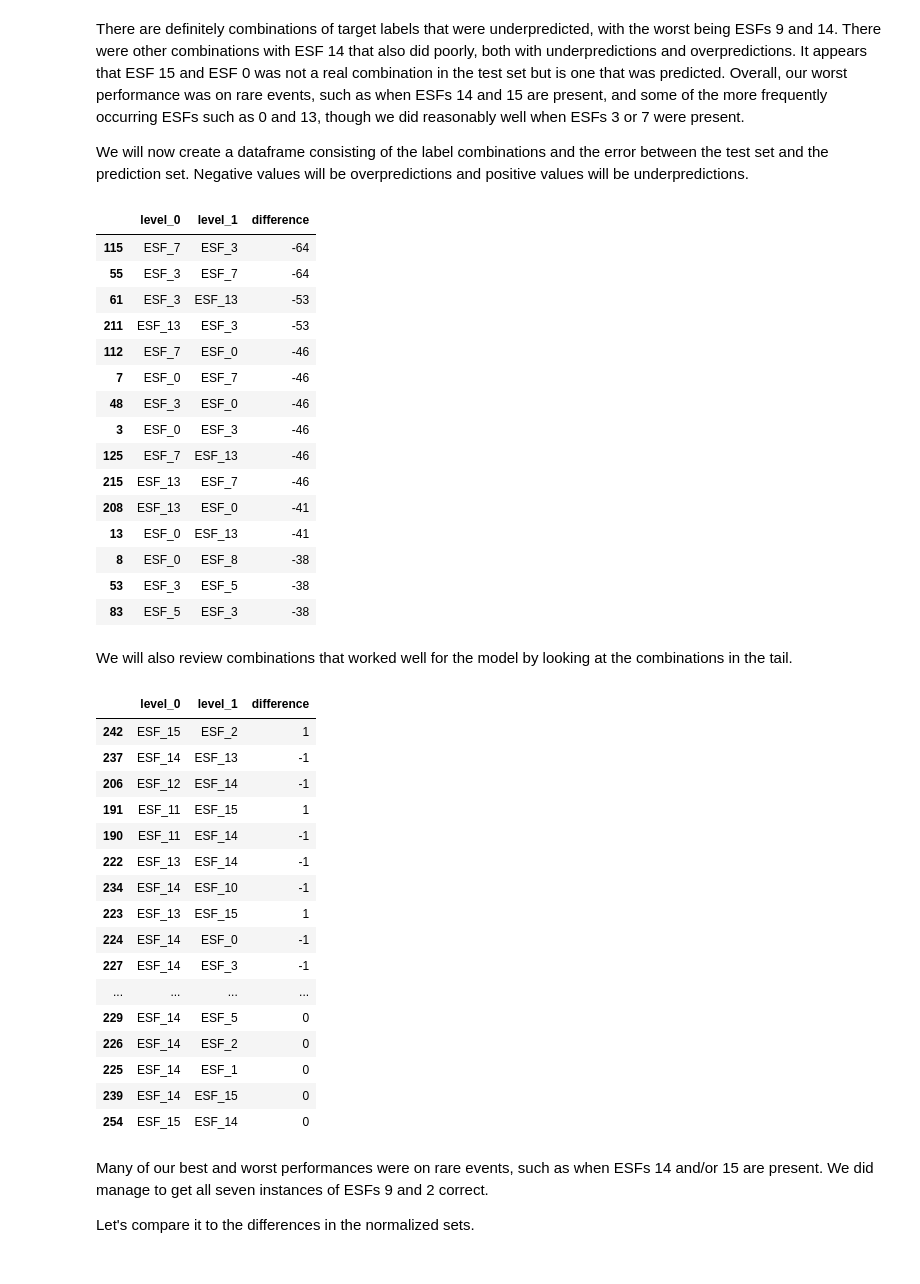
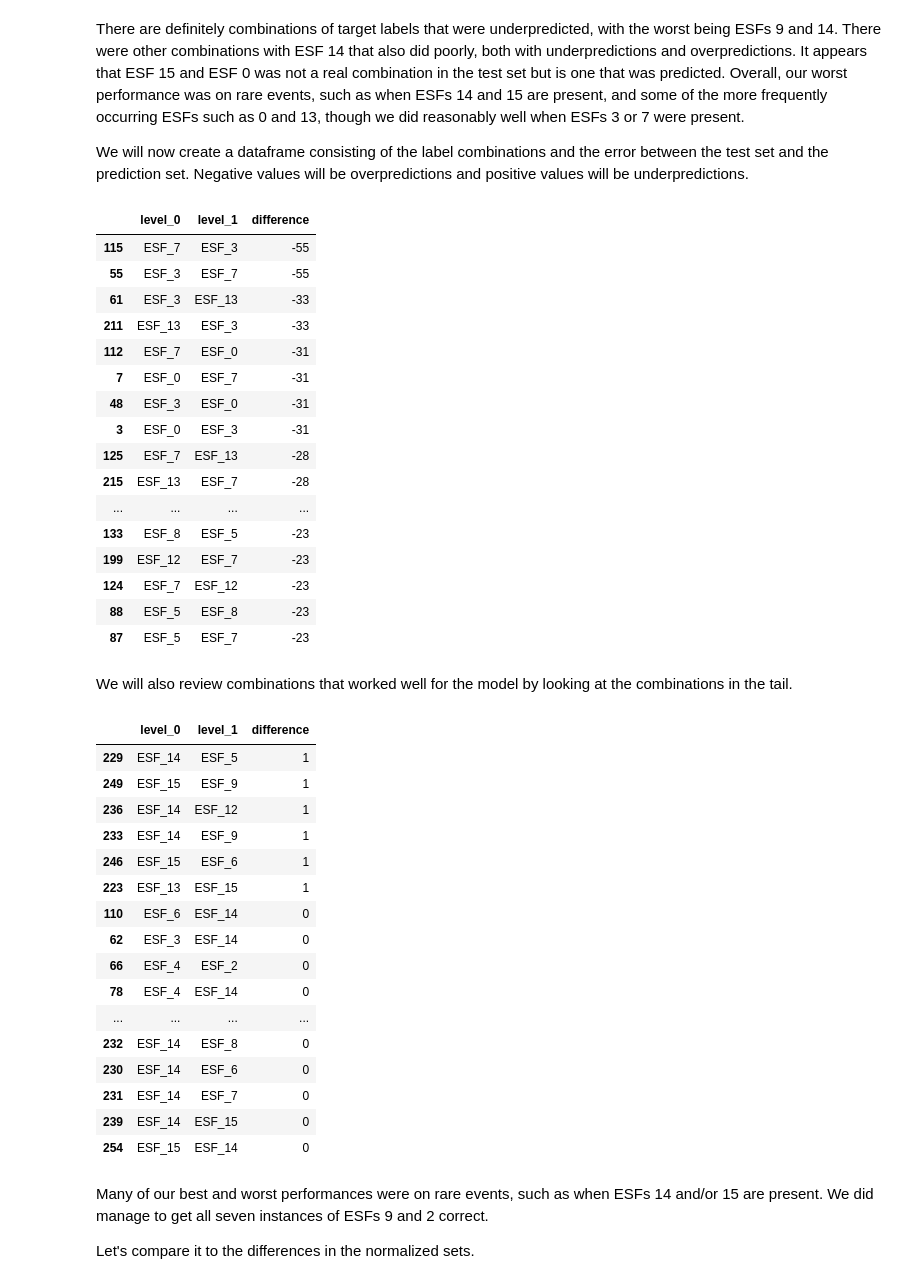
Before and after one commit to capstoneFA2025/FEMA-Recommender, a Jupyter notebook: multilabel_classification_model_selection_ESF.ipynb, the cells around one changed output. Saved outputs shown, nothing was run; the diff lists cells and outputs as text; code cells hidden in the pictures.

```diff
--- a/multilabel_classification_model_selection_ESF.ipynb
+++ b/multilabel_classification_model_selection_ESF.ipynb
@@ -1805,13 +1842,13 @@ y_test_transformed.head()
 # %% [markdown]
 We will see how our model performs on the transformed test set.
 # %%
-y_pred_test_ovr = study_ovrxgb_tuned.predict(X_test_transformed)
+y_pred_test = new_best_ovr.predict(X_test_transformed)
 
-display_results(y_test_transformed, y_pred_test_ovr)
+display_results(y_test_transformed, y_pred_test)
 
-display_error_heatmap(y_test_transformed, y_pred_test_ovr)
+display_error_heatmap(y_test_transformed, y_pred_test)
 
-display_label_cardinality_error(y_test_transformed, y_pred_test_ovr)
+display_label_cardinality_error(y_test_transformed, y_pred_test)
 # %% [output]
 True Multi-Label Targets:
    ESF_0  ESF_1  ESF_2  ESF_3  ESF_4  ESF_5  ESF_6  ESF_7  ESF_8  ESF_9  \
@@ -2042,7 +2110,7 @@ plt.show()
 [figure]
 # %%
 # Generate a matrix of label combination counts for the prediction set
-pred_corr = np.dot(y_pred_test_ovr.T, y_pred_test_ovr)
+pred_corr = np.dot(y_pred_test.T, y_pred_test)
 pred_co_occurrence_df = pd.DataFrame(
     pred_corr,
     index=labels,
@@ -2115,44 +2183,45 @@ We will now create a dataframe consisting of the label combinations and the erro
 # %%
 difference_stack = (difference_df.stack().reset_index(name='difference').query('level_0 != level_1'))
 largest_errors = difference_stack.reindex(difference_stack['difference'].abs().sort_values(ascending=False).index)
-largest_errors.head(15)
+largest_errors.head(25)
 # %% [output]
 |  | level_0 | level_1 | difference |
-| 115 | ESF_7 | ESF_3 | -64 |
-| 55 | ESF_3 | ESF_7 | -64 |
-| 61 | ESF_3 | ESF_13 | -53 |
-| 211 | ESF_13 | ESF_3 | -53 |
-| 112 | ESF_7 | ESF_0 | -46 |
-| 7 | ESF_0 | ESF_7 | -46 |
-| 48 | ESF_3 | ESF_0 | -46 |
-| 3 | ESF_0 | ESF_3 | -46 |
-| 125 | ESF_7 | ESF_13 | -46 |
-| 215 | ESF_13 | ESF_7 | -46 |
-| 208 | ESF_13 | ESF_0 | -41 |
-| 13 | ESF_0 | ESF_13 | -41 |
-| 8 | ESF_0 | ESF_8 | -38 |
-| 53 | ESF_3 | ESF_5 | -38 |
-| 83 | ESF_5 | ESF_3 | -38 |
+| 115 | ESF_7 | ESF_3 | -55 |
+| 55 | ESF_3 | ESF_7 | -55 |
+| 61 | ESF_3 | ESF_13 | -33 |
+| 211 | ESF_13 | ESF_3 | -33 |
+| 112 | ESF_7 | ESF_0 | -31 |
+| 7 | ESF_0 | ESF_7 | -31 |
+| 48 | ESF_3 | ESF_0 | -31 |
+| 3 | ESF_0 | ESF_3 | -31 |
+| 125 | ESF_7 | ESF_13 | -28 |
+| 215 | ESF_13 | ESF_7 | -28 |
+| ... | ... | ... | ... |
+| 133 | ESF_8 | ESF_5 | -23 |
+| 199 | ESF_12 | ESF_7 | -23 |
+| 124 | ESF_7 | ESF_12 | -23 |
+| 88 | ESF_5 | ESF_8 | -23 |
+| 87 | ESF_5 | ESF_7 | -23 |
 # %% [markdown]
 We will also review combinations that worked well for the model by looking at the combinations in the tail.
 # %%
 largest_errors.tail(30)
 # %% [output]
 |  | level_0 | level_1 | difference |
-| 242 | ESF_15 | ESF_2 | 1 |
-| 237 | ESF_14 | ESF_13 | -1 |
-| 206 | ESF_12 | ESF_14 | -1 |
-| 191 | ESF_11 | ESF_15 | 1 |
-| 190 | ESF_11 | ESF_14 | -1 |
-| 222 | ESF_13 | ESF_14 | -1 |
-| 234 | ESF_14 | ESF_10 | -1 |
+| 229 | ESF_14 | ESF_5 | 1 |
+| 249 | ESF_15 | ESF_9 | 1 |
+| 236 | ESF_14 | ESF_12 | 1 |
+| 233 | ESF_14 | ESF_9 | 1 |
+| 246 | ESF_15 | ESF_6 | 1 |
 | 223 | ESF_13 | ESF_15 | 1 |
-| 224 | ESF_14 | ESF_0 | -1 |
-| 227 | ESF_14 | ESF_3 | -1 |
+| 110 | ESF_6 | ESF_14 | 0 |
+| 62 | ESF_3 | ESF_14 | 0 |
+| 66 | ESF_4 | ESF_2 | 0 |
+| 78 | ESF_4 | ESF_14 | 0 |
 | ... | ... | ... | ... |
-| 229 | ESF_14 | ESF_5 | 0 |
-| 226 | ESF_14 | ESF_2 | 0 |
-| 225 | ESF_14 | ESF_1 | 0 |
+| 232 | ESF_14 | ESF_8 | 0 |
+| 230 | ESF_14 | ESF_6 | 0 |
+| 231 | ESF_14 | ESF_7 | 0 |
 | 239 | ESF_14 | ESF_15 | 0 |
 | 254 | ESF_15 | ESF_14 | 0 |
 # %% [markdown]
```
Also changed, not shown: parts of 81 cells of this notebook, 1 other file.
